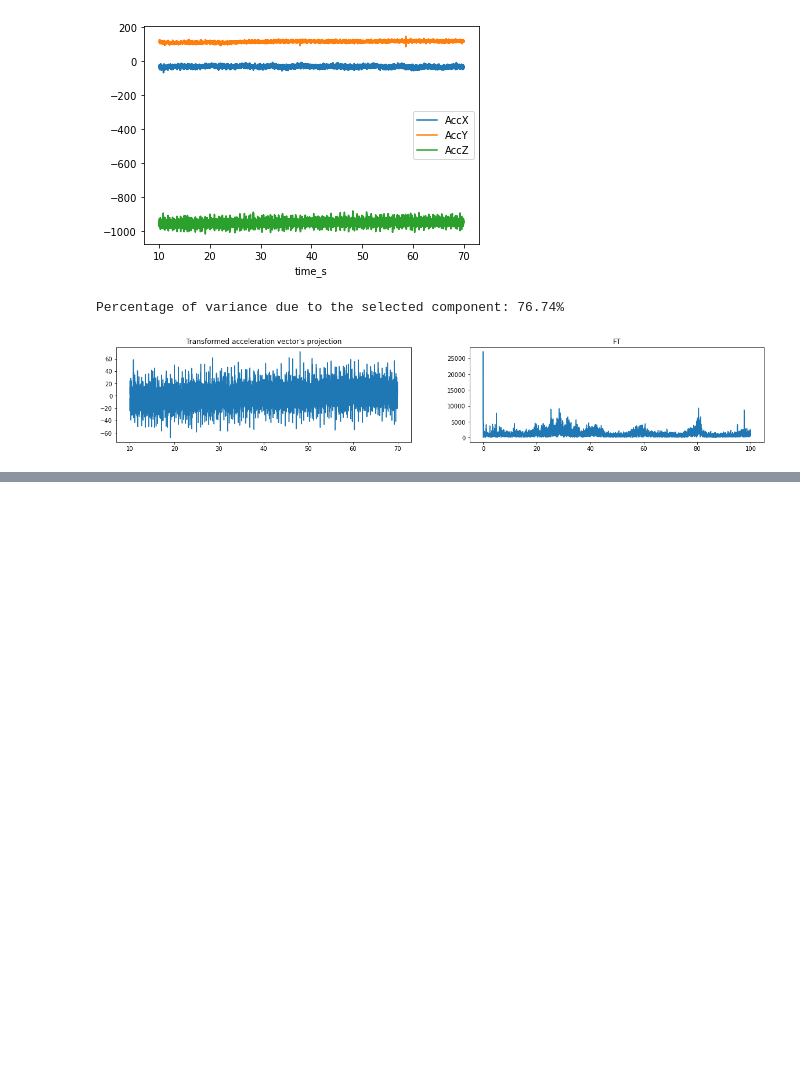
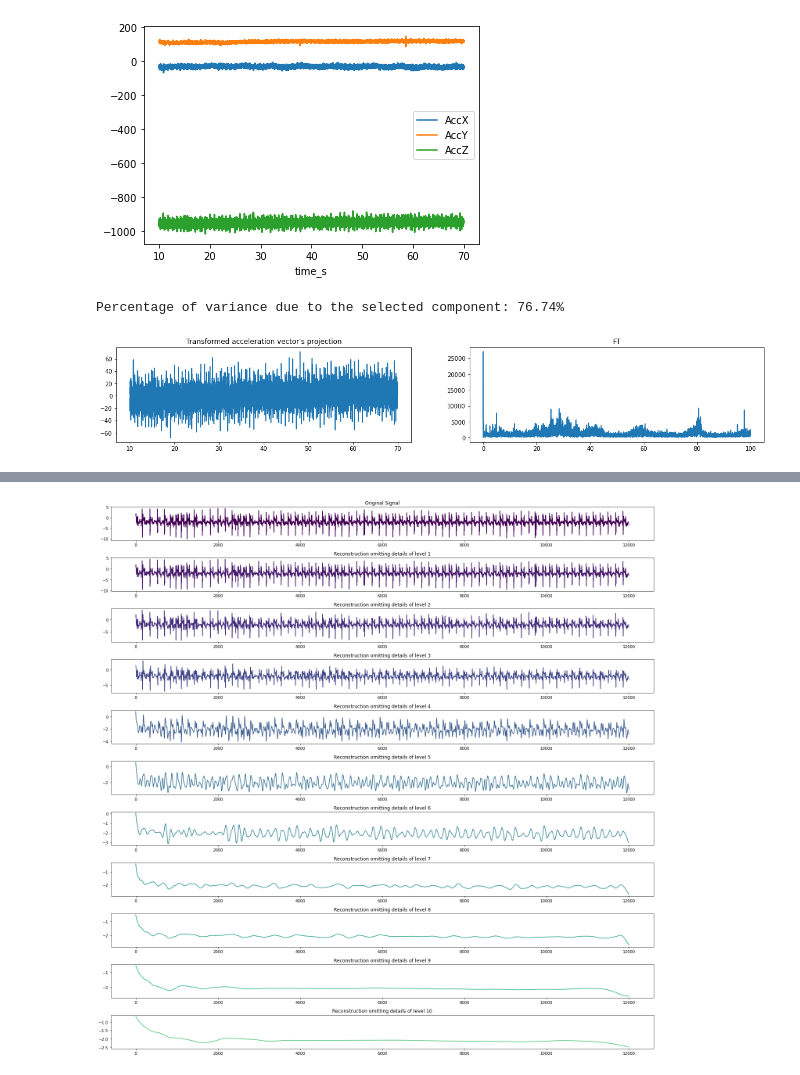
Before and after one commit to zanocrate/LCP_projects_Y4, a Jupyter notebook: draft.ipynb, the cells around one changed output, grey strips where cells are left out. Saved outputs shown, nothing was run; the diff lists cells and outputs as text; code cells hidden in the pictures; blank space fills up the shorter version.

```diff
--- a/draft.ipynb
+++ b/draft.ipynb
@@ -154,0 +168,36 @@ with plt.rc_context({"figure.figsize" : (12,10)}):
+# %%
+wvlet='db4'   # daubechies 4 wavelet
+data = df['GyroX'].values   #Using GyroX data
+
+# --------------- DECOMPOSITION
+
+coefs=pywt.wavedec(data,wvlet) # this function applies the DWT decomposition up to the maximum possible level
+                                             # coefs is then a list of arrays, the first one being the approximation coefficients
+                                             # at level n and the rest being the n,n-1,... details coefficients.
+
+#just to be sure, let's grab the levels of reconstruction through the same function pywt uses
+n_max=pywt.dwt_max_level(len(data),wvlet)
+
+
+# --------------- RECONSTRUCTION
+# let's plot different reconstruction levels
+from matplotlib import cm
+colors=[cm.viridis(x) for x in np.linspace(0,0.7,n_max+1)]
+fig,axs=plt.subplots(n_max+1,figsize=[20,20])
+# first axis we plot the entire reconstruction
+x_re = pywt.waverec(coefs,wvlet)
+axs[0].plot(x_re,color=colors[0])
+axs[0].set_title("Original Signal")
+coefs_n=coefs.copy()
+
+for level in range(1,n_max+1):
+                                                 # coefs[-i] are the detail coefficients for lvl i transformation.
+    coefs_n[-level] = np.zeros_like(coefs_n[-level]) # at each iteration, we ignore the i-th level of detail
+    x_re=pywt.waverec(coefs_n,wvlet)
+    axs[level].plot(x_re,color=colors[level])
+    axs[level].set_title("Reconstruction omitting details of level "+str(level))
+
+fig.tight_layout()
+plt.show()
+# %% [output]
+[figure, added]
```
Also changed, not shown: parts of 7 cells of this notebook, 7 other files.
